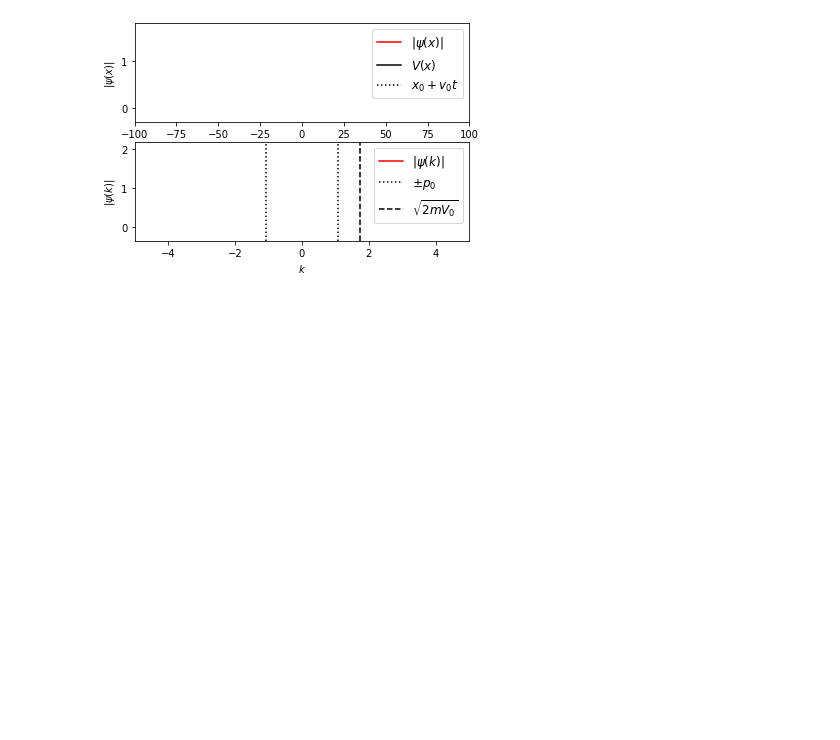
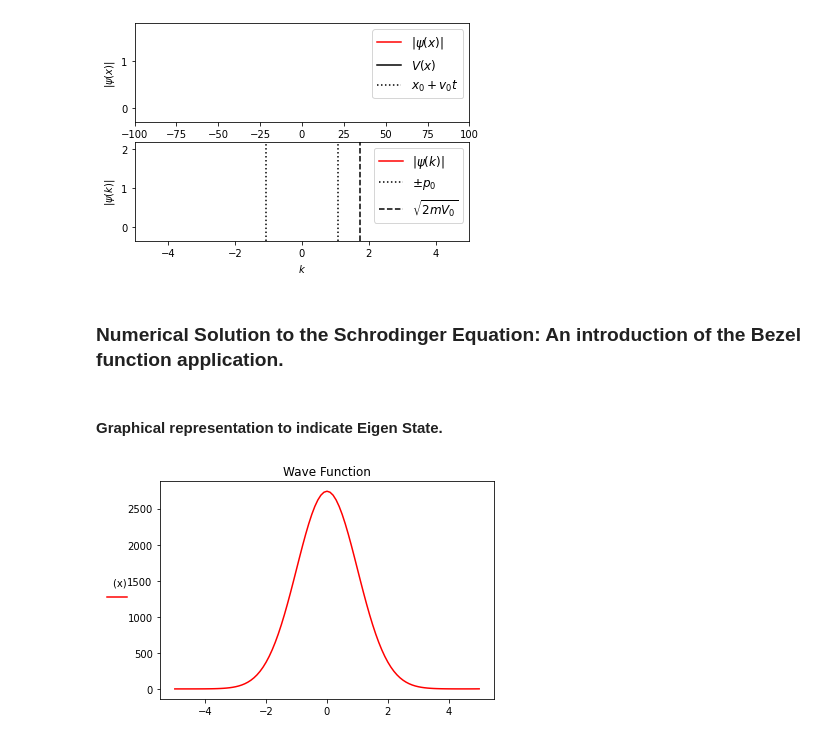
Before and after one commit to clarenznet/computational_physics, a Jupyter notebook: schrodinger.ipynb, the cells around one changed output. Cells and saved outputs as stored; diff of their text form; code cells hidden in the pictures; blank space fills up the shorter version.

```diff
--- a/schrodinger.ipynb
+++ b/schrodinger.ipynb
@@ -317,3 +317,35 @@ anim = animation.FuncAnimation(fig, animate, init_func=init,
 pl.show()
 # %% [output]
 [figure]
+# %% [markdown]
+### Numerical Solution to the Schrodinger Equation: An introduction of the Bezel function application.
+# %% [markdown]
+#### Graphical representation to indicate Eigen State.
+# %%
+%matplotlib inline
+
+from scipy.integrate import odeint
+import matplotlib.pyplot as plt
+import numpy as np
+
+
+mu=1
+k=1
+E=.5
+xmax=-5
+
+def psi(y,x):
+    psi1, psi2_dx2 = y
+    return [psi2_dx2, ((2*mu)/(-1))*(E*psi1 - (1/2)*x**2*psi1)]
+
+x0 = [0.0, 0.1]
+val = np.linspace(-5,5,101)
+sol = odeint(psi, x0, val)
+#plot, legends, and titles
+plt.plot(val,sol[:,0],color = "red",label = " ")
+plt.title("Wave Function")
+leg = plt.legend(title = "(x)  ", loc = "center", bbox_to_anchor=[-.11,.5],frameon=False)
+
+plt.show()
+# %% [output]
+[figure, added]
```
Also changed, not shown: parts of 5 cells of this notebook.
